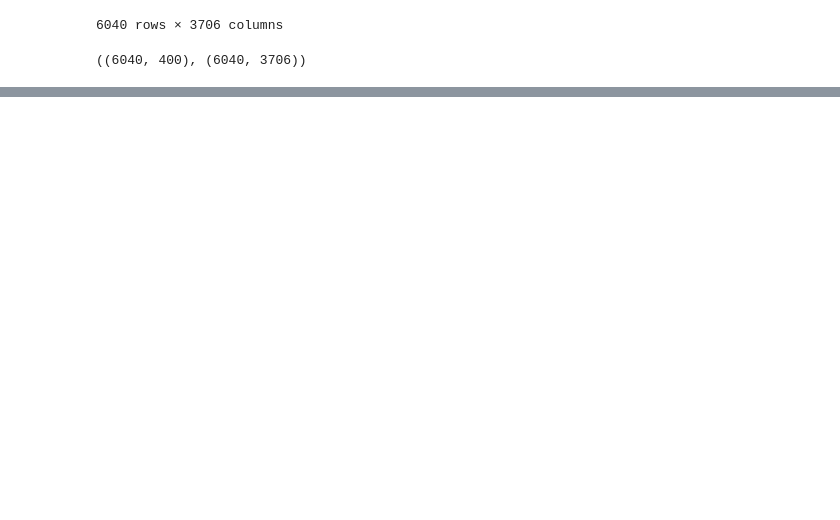
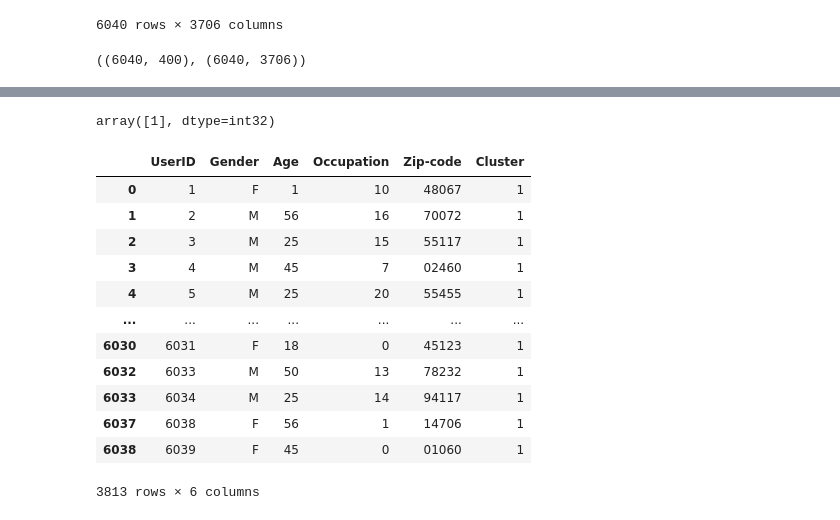
Before and after one commit to 23subbhashit/MovieRecommendationSystemIIITB, a Jupyter notebook: Movie_Recommendation_System_IIITB.ipynb, the cells around one changed output, grey strips where cells are left out. Drawn from its saved outputs; the diff is of its cells as text; code cells hidden in the pictures; blank space fills up the shorter version.

```diff
--- a/Movie_Recommendation_System_IIITB.ipynb
+++ b/Movie_Recommendation_System_IIITB.ipynb
@@ -651,0 +674,4 @@ NameError: name 'user_movie_rating_matrix' is not defined
+# %%
+# Convert movie titles to columns
+new_user_movies = pd.DataFrame(columns=user_ratings.columns)
+new_user_movies
@@ -651,0 +681,4 @@ NameError: name 'user_movie_rating_matrix' is not defined
+# %%
+# Merge new user data with the movie DataFrame
+new_user_data_merged = pd.merge(new_user_movies, new_user_data, how='outer').fillna(0)
+new_user_data_merged
@@ -651,0 +719,24 @@ NameError: name 'user_movie_rating_matrix' is not defined
+# %%
+# Find the cluster of the new user
+new_user_cluster = kmeans.predict(new_user_data_reduced)
+new_user_cluster
+# %% [output]
+array([1], dtype=int32)
+# %%
+# Filter users in the same cluster
+users_same_cluster = user_data[user_data['Cluster'] == new_user_cluster[0]]
+users_same_cluster
+# %% [output]
+|  | UserID | Gender | Age | Occupation | Zip-code | Cluster |
+| 0 | 1 | F | 1 | 10 | 48067 | 1 |
+| 1 | 2 | M | 56 | 16 | 70072 | 1 |
+| 2 | 3 | M | 25 | 15 | 55117 | 1 |
+| 3 | 4 | M | 45 | 7 | 02460 | 1 |
+| 4 | 5 | M | 25 | 20 | 55455 | 1 |
+| ... | ... | ... | ... | ... | ... | ... |
+| 6030 | 6031 | F | 18 | 0 | 45123 | 1 |
+| 6032 | 6033 | M | 50 | 13 | 78232 | 1 |
+| 6033 | 6034 | M | 25 | 14 | 94117 | 1 |
+| 6037 | 6038 | F | 56 | 1 | 14706 | 1 |
+| 6038 | 6039 | F | 45 | 0 | 01060 | 1 |
+3813 rows × 6 columns
```
Also changed, not shown: parts of 16 cells of this notebook.
